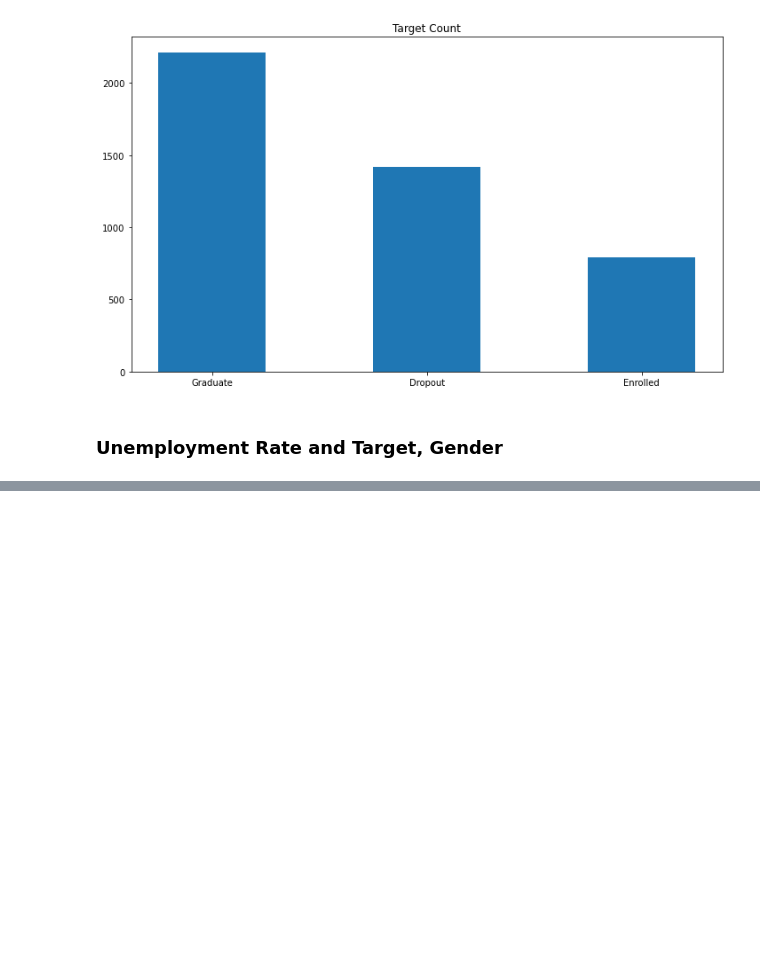
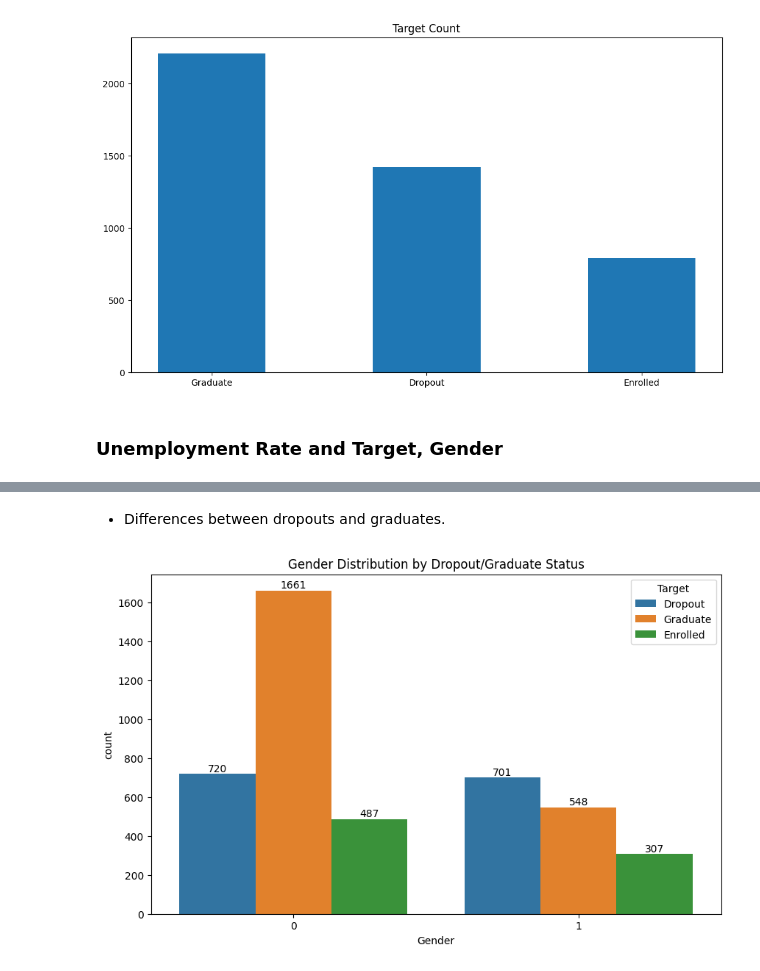
Before and after one commit to KANUBALAD/ML-Fairness-in-School-DropOut-, a Jupyter notebook: Notebooks/EDA of School Dropout Dataset.ipynb, the cells around one changed output, grey strips where cells are left out. Saved outputs shown, nothing was run; the diff lists cells and outputs as text; code cells hidden in the pictures; blank space fills up the shorter version.

```diff
--- a/Notebooks/EDA of School Dropout Dataset.ipynb
+++ b/Notebooks/EDA of School Dropout Dataset.ipynb
@@ -64,0 +142,11 @@ plt.show()
+# %% [markdown]
+- Differences between dropouts and graduates.
+# %%
+# Gender vs Target (Dropout/Graduate)
+plt.figure(figsize=(10, 6))
+ax1 = sns.countplot(x='Gender', hue='Target', data=df_school)
+annotate_counts(ax1)
+plt.title('Gender Distribution by Dropout/Graduate Status')
+plt.show()
+# %% [output]
+[figure, added]
```
Also changed, not shown: parts of 14 cells of this notebook.
